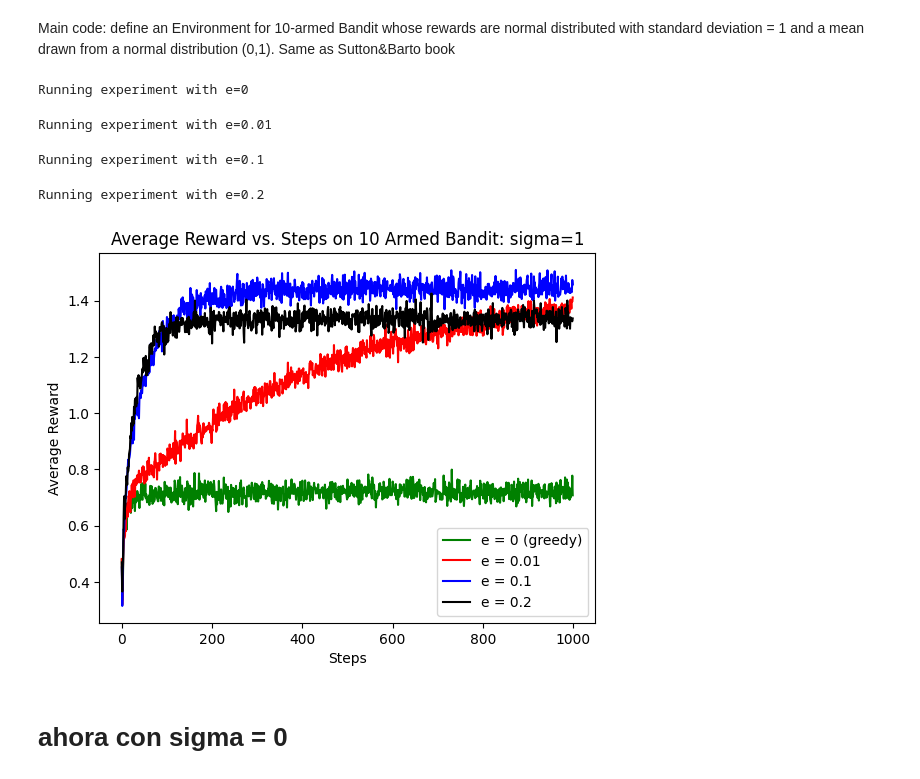
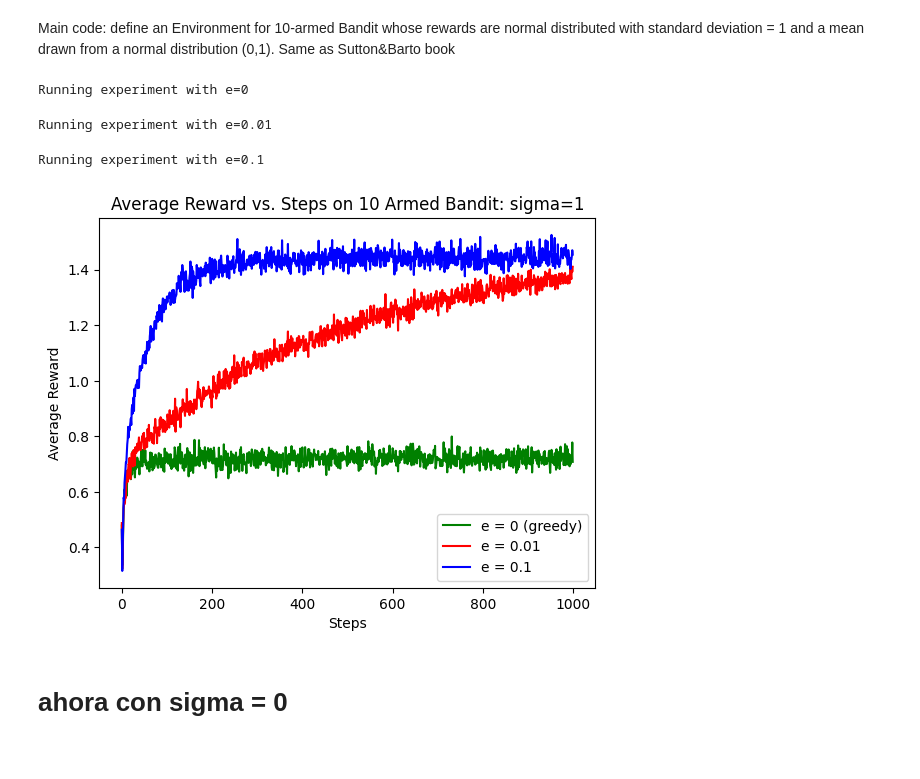
Before and after one commit to josesg998/CursoRL, a Jupyter notebook: Bandits/epsilon_greedy_vs_greedy_mod.ipynb, the cells around one changed output. Saved outputs shown, nothing was run; the diff lists cells and outputs as text; code cells hidden in the pictures.

```diff
--- a/Bandits/epsilon_greedy_vs_greedy_mod.ipynb
+++ b/Bandits/epsilon_greedy_vs_greedy_mod.ipynb
@@ -136,24 +136,23 @@ env_1 = BanditTenArmedGaussian()
 e0 = run_experiments(e=0,env=env_1)
 e001 = run_experiments(e=0.01,env=env_1)
 e01 = run_experiments(e=0.1,env=env_1)
-e02 = run_experiments(e=0.2,env=env_1)
+# e02 = run_experiments(e=0.2,env=env_1)
 # %% [output]
 Running experiment with e=0
 Running experiment with e=0.01
 Running experiment with e=0.1
-Running experiment with e=0.2
 # %%
 plt.plot(e0, color='green', label='e = 0 (greedy)')
 plt.plot(e001, color='red', label='e = 0.01')
 plt.plot(e01, color='blue', label='e = 0.1')
-plt.plot(e02, color='black', label='e = 0.2')
+# plt.plot(e02, color='black', label='e = 0.2')
 plt.xlabel("Steps")
 plt.ylabel("Average Reward")
 plt.title("Average Reward vs. Steps on 10 Armed Bandit: sigma=1")
 plt.legend()
 plt.show()
 # %% [output]
-[figure, old version]
+[figure, new version]
 # %% [markdown]
 # ahora con sigma = 0
 # %%
```
Also changed, not shown: parts of 3 cells of this notebook, 3 other files.
